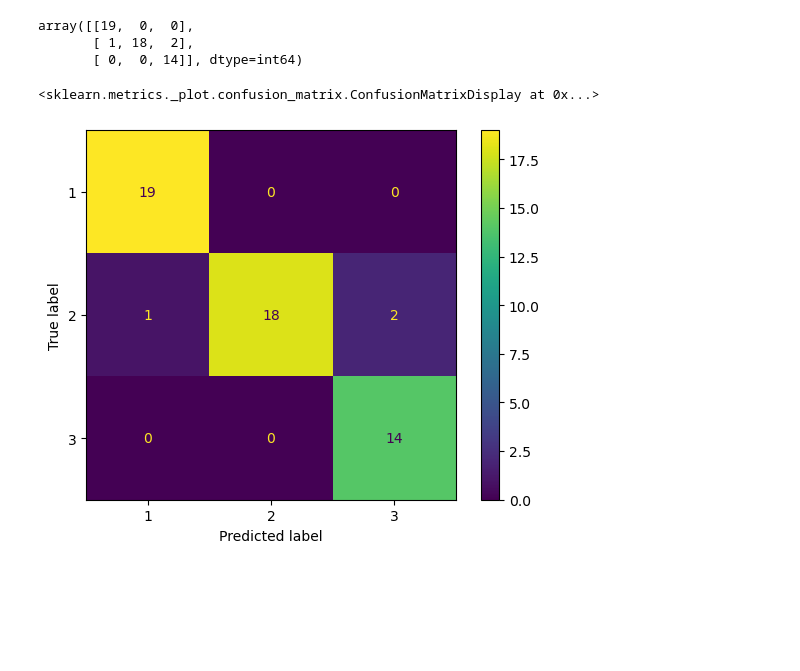
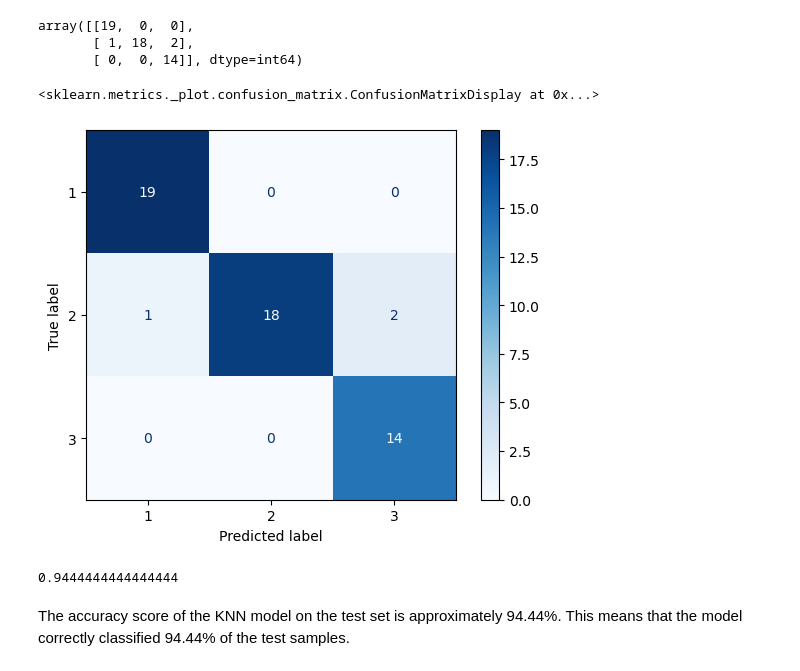
Before and after one commit to PieterSchoolHAN/DataMiningProject, a Jupyter notebook: KNN Wine.ipynb, the cells around one changed output. Saved outputs shown, nothing was run; the diff lists cells and outputs as text; code cells hidden in the pictures; blank space fills up the shorter version.

```diff
--- a/KNN Wine.ipynb
+++ b/KNN Wine.ipynb
@@ -196,12 +196,12 @@ Now, we train the model using the training data.
 <br>Then, we let it make predictions on the test set.
 # %%
 knn = KNeighborsClassifier(n_neighbors=5)
-knn.fit(X_train.iloc[:,:15], y_train)
+knn.fit(X_train, y_train)
 # %% [output]
 KNeighborsClassifier()
 # %%
 # # make predictions on the test set
-y_pred = knn.predict((X_test.iloc[:,:15]))
+y_pred = knn.predict((X_test))
 # %% [markdown]
 ## Step 5: Displaying the results
 The final step is displaying the results in a confusion matrix.
@@ -215,9 +215,14 @@ array([[19,  0,  0],
        [ 0,  0, 14]], dtype=int64)
 # %%
 disp = ConfusionMatrixDisplay(confusion_matrix=cm, display_labels=knn.classes_)
-disp.plot()
+disp.plot(cmap="Blues")
 # %% [output]
 <sklearn.metrics._plot.confusion_matrix.ConfusionMatrixDisplay at 0x...>
-[figure, old version]
+[figure, new version]
 # %%
 accuracy = accuracy_score(y_test, y_pred)
+accuracy
+# %% [output]
+0.9444444444444444
+# %% [markdown]
+The accuracy score of the KNN model on the test set is approximately 94.44%. This means that the model correctly classified 94.44% of the test samples.
```
Also changed, not shown: parts of 12 cells of this notebook, 1 other file.
